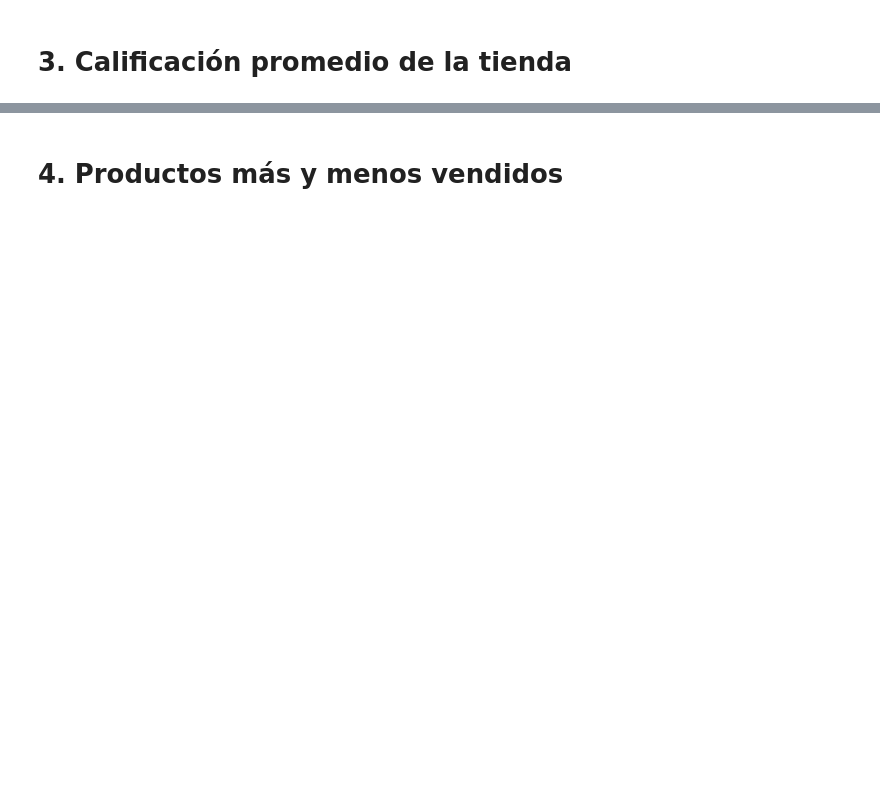
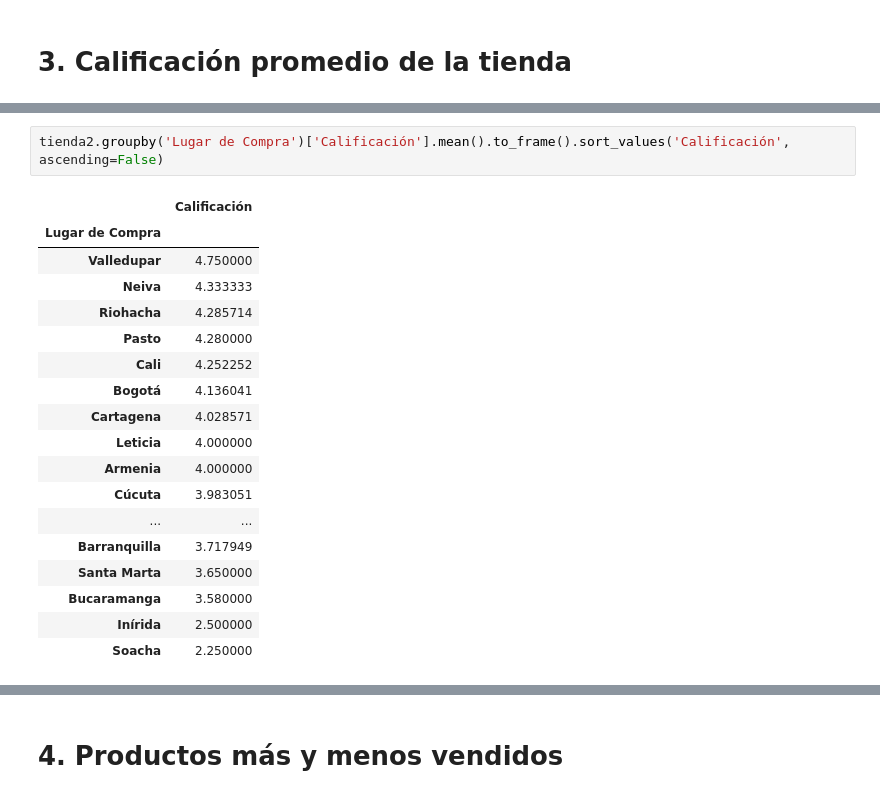
Before and after one commit to Mijael126/Challenge_analisis_datos-, a Jupyter notebook: AluraStoreLatam.ipynb, the cells around one changed output, grey strips where cells are left out. Cells and saved outputs as stored; diff of their text form; blank space fills up the shorter version.

```diff
--- a/AluraStoreLatam.ipynb
+++ b/AluraStoreLatam.ipynb
@@ -29,0 +151,21 @@ tienda.head()
+# %%
+tienda2.groupby('Lugar de Compra')['Calificación'].mean().to_frame().sort_values('Calificación', ascending=False)
+# %% [output]
+|  | Calificación |
+| Lugar de Compra |  |
+| Valledupar | 4.750000 |
+| Neiva | 4.333333 |
+| Riohacha | 4.285714 |
+| Pasto | 4.280000 |
+| Cali | 4.252252 |
+| Bogotá | 4.136041 |
+| Cartagena | 4.028571 |
+| Leticia | 4.000000 |
+| Armenia | 4.000000 |
+| Cúcuta | 3.983051 |
+| ... | ... |
+| Barranquilla | 3.717949 |
+| Santa Marta | 3.650000 |
+| Bucaramanga | 3.580000 |
+| Inírida | 2.500000 |
+| Soacha | 2.250000 |
```
Also changed, not shown: parts of 21 cells of this notebook.
